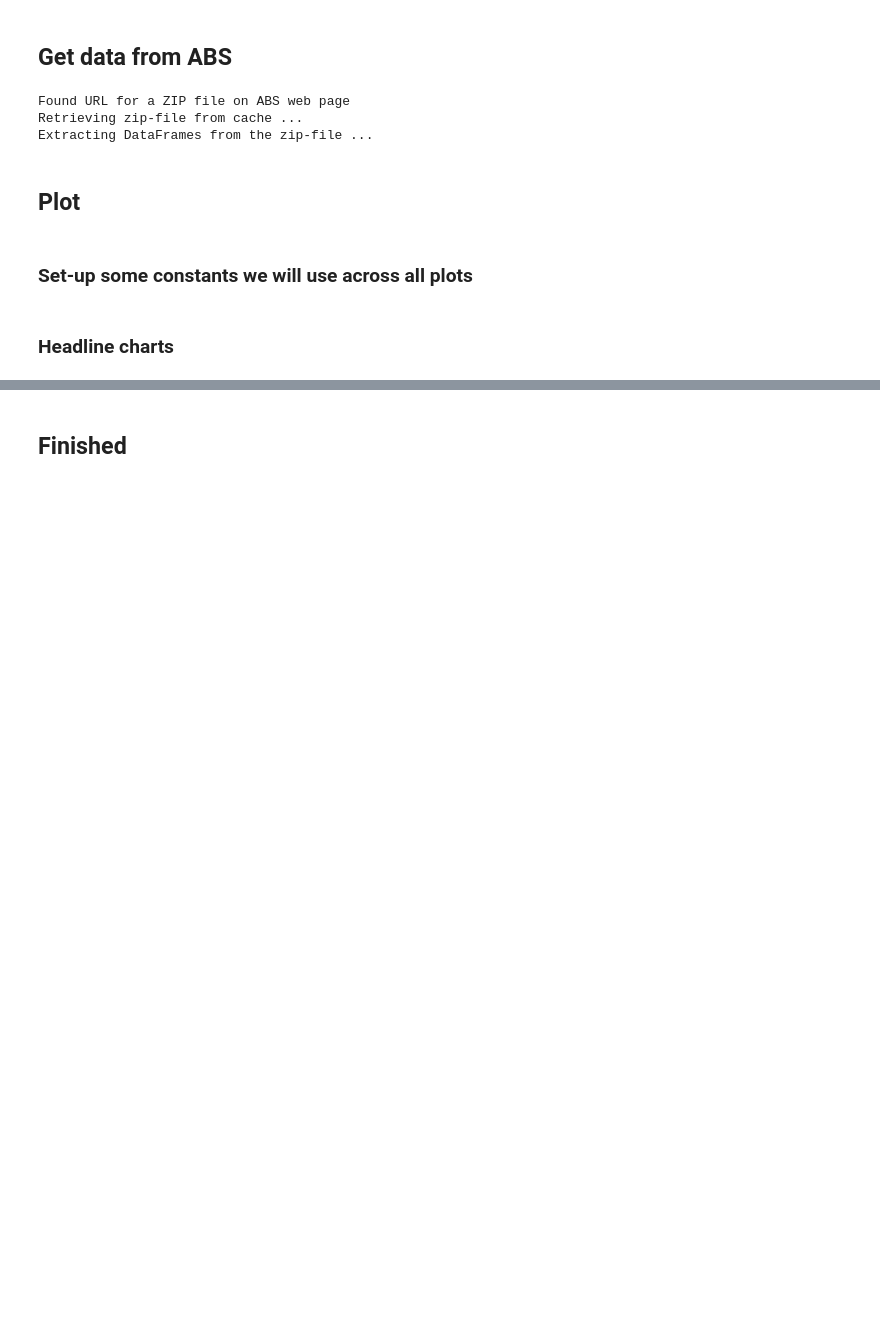
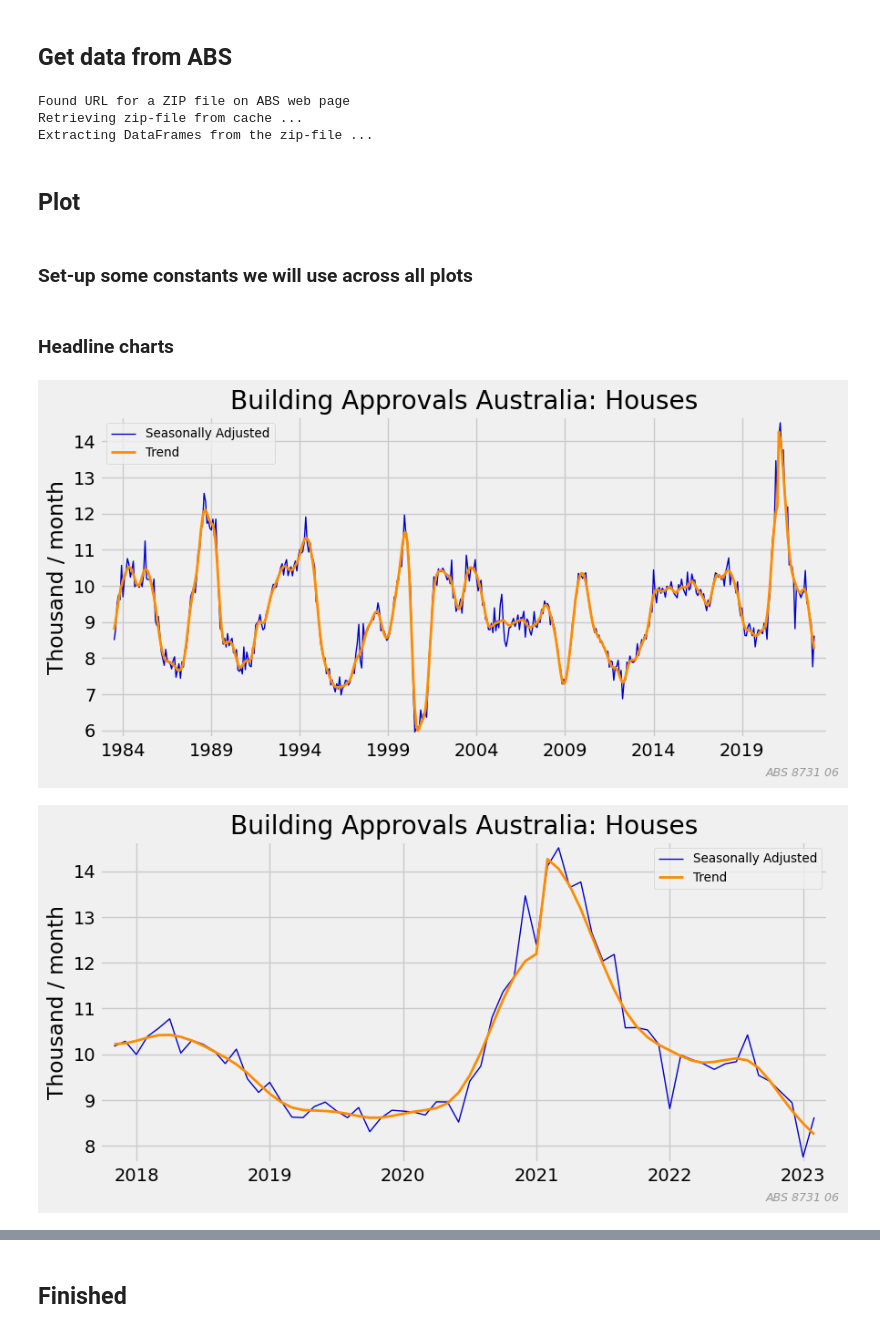
Before and after one commit to bpalmer4/Charts-based-on-ABS-data, a Jupyter notebook: notebooks/ABS Monthly Building Approvals 8731.ipynb, the cells around one changed output, grey strips where cells are left out. Drawn from its saved outputs; the diff is of its cells as text; code cells hidden in the pictures; blank space fills up the shorter version.

```diff
--- a/notebooks/ABS Monthly Building Approvals 8731.ipynb
+++ b/notebooks/ABS Monthly Building Approvals 8731.ipynb
@@ -30,6 +30,9 @@ from plotting import (
 pd.options.display.max_rows = None
 pd.options.display.max_columns = 999
 pd.options.display.max_colwidth = 999
+
+# display charts in this notebook
+SHOW = False
 # %% [markdown]
 ## Get data from ABS
 # %%
@@ -67,31 +70,34 @@ df = abs_m[table]
 
 total = (
     "Total number of dwelling units ;  " "Total (Type of Building) ;  Total Sectors ;"
 )
 houses = "Total number of dwelling units ;  Houses ;  Total Sectors ;"
 units = (
     "Total number of dwelling units ;  " "Dwellings excluding houses ;  Total Sectors ;"
 )
 plot_set = [houses, units, total]
 
 for element in plot_set:
     f = pd.DataFrame()
     for series_type in "Seasonally Adjusted", "Trend":
         id, units = get_identifier(meta_m, element, series_type, table)
         f[series_type] = df[id]
     f, units = recalibrate(f, units)
 
     e = element.replace(" ;  Total Sectors ;", "")
     e = e.replace("Total number of dwelling units ;  ", "")
     e = e.replace(" (Type of Building)", "")
     title = f"Building Approvals Australia: {e}"
 
     seas_trend_plot(
         f,
         starts=plot_times,
         tags=plot_tags,
         title=title,
         ylabel=f"{units} / month",
         rfooter=f"{source} {table}",
-        # show=True,
+        show=SHOW,
     )
+# %% [output]
+[figure, added]
+[figure, added]
```
Also changed, not shown: parts of 2 cells of this notebook, 5 other files.
